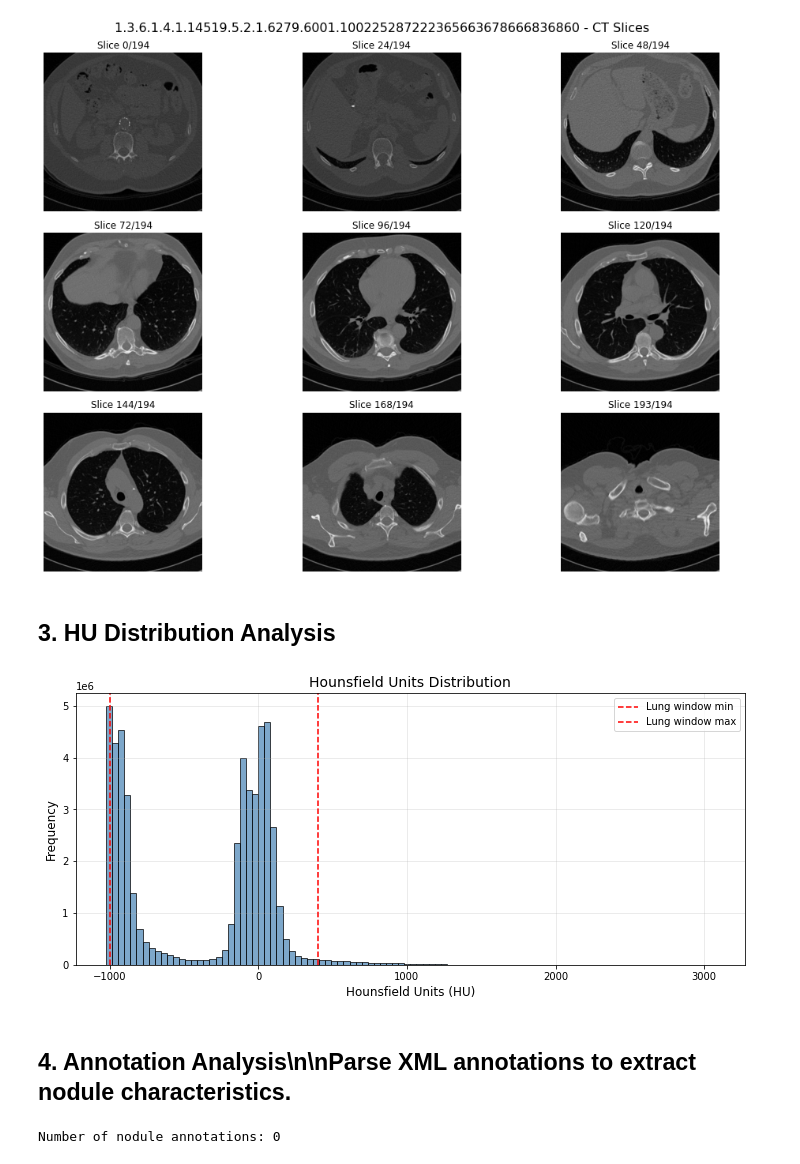
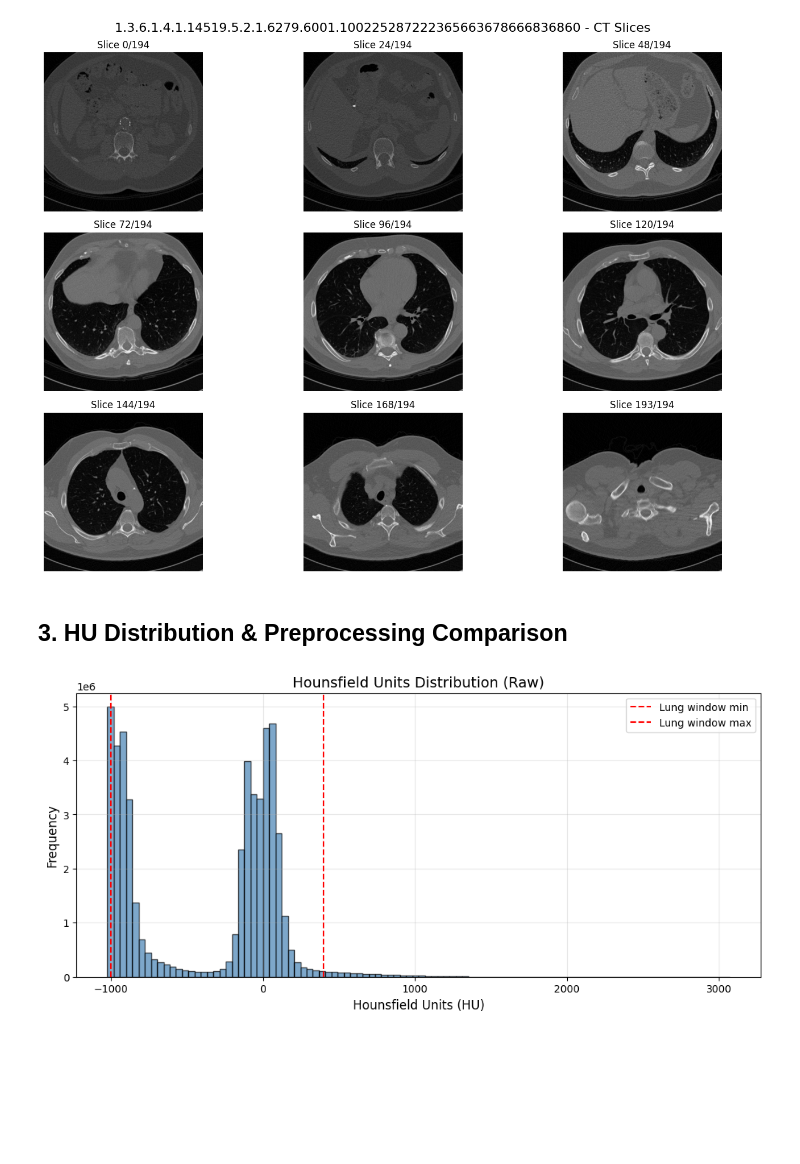
Before and after one commit to SreeThanu/lung_cancer_vljepa, a Jupyter notebook: notebooks/01_data_exploration.ipynb, the cells around one changed output. Cells and saved outputs as stored; diff of their text form; code cells hidden in the pictures; blank space fills up the shorter version.

```diff
--- a/notebooks/01_data_exploration.ipynb
+++ b/notebooks/01_data_exploration.ipynb
@@ -65,0 +54,35 @@ import pandas as pd
+# %%
+from pathlib import Path
+from collections import Counter
+
+DATA_ROOT = Path('../data/raw/LIDC-IDRI')
+RAW_ROOT  = Path('../data/raw')
+
+# 🔍 Find all XML files recursively
+xml_files = list(RAW_ROOT.rglob("*.xml"))
+
+print(f"🔍 Total XML files found: {len(xml_files)}")
+
+# ❌ Remove unwanted XMLs inside DICOM root
+xml_files = [p for p in xml_files if "LIDC-IDRI" not in str(p.parent)]
+
+print(f"✅ XML files after filtering: {len(xml_files)}")
+
+# 📊 Find the most common parent directory
+parent_counts = Counter([p.parent for p in xml_files])
+
+# 🎯 Select the directory with most XML files
+XML_ROOT = parent_counts.most_common(1)[0][0] if parent_counts else None
+
+# 🔎 Final validation
+print("\n📁 Final Paths:")
+print('DICOM root :', DATA_ROOT)
+print('XML root   :', XML_ROOT)
+print('XML exists :', XML_ROOT.exists() if XML_ROOT else False)
+
+if XML_ROOT:
+    xml_list = list(XML_ROOT.rglob("*.xml"))
+    print('Total XML files (recursive):', len(xml_list))
+    print('Sample XML files:', xml_list[:3])
+else:
+    print("❌ XML root not found")
@@ -116,28 +148,14 @@ if len(patients) > 0:
 # %% [output]
 [figure]
 # %% [markdown]
-## 3. HU Distribution Analysis
+## 3. HU Distribution & Preprocessing Comparison
 # %%
 # Plot HU histogram
 if len(patients) > 0:
     explorer.plot_histogram(
         volume_hu,
         bins=100,
-        title='Hounsfield Units Distribution'
+        title='Hounsfield Units Distribution (Raw)'
     )
 # %% [output]
-[figure, old version]
+[figure, new version]
-# %% [markdown]
-## 4. Annotation Analysis\n\nParse XML annotations to extract nodule characteristics.
-# %%
-# Parse annotations
-if len(patients) > 0:
-    nodules = explorer.parse_xml_annotations(patient_id)
-    print(f'Number of nodule annotations: {len(nodules)}')
-
-    if len(nodules) > 0:
-        # Create summary DataFrame
-        df = explorer.create_summary_df(nodules)
-        display(df.head())
-# %% [output]
-Number of nodule annotations: 0
```
Also changed, not shown: parts of 18 cells of this notebook, 16 other files.
